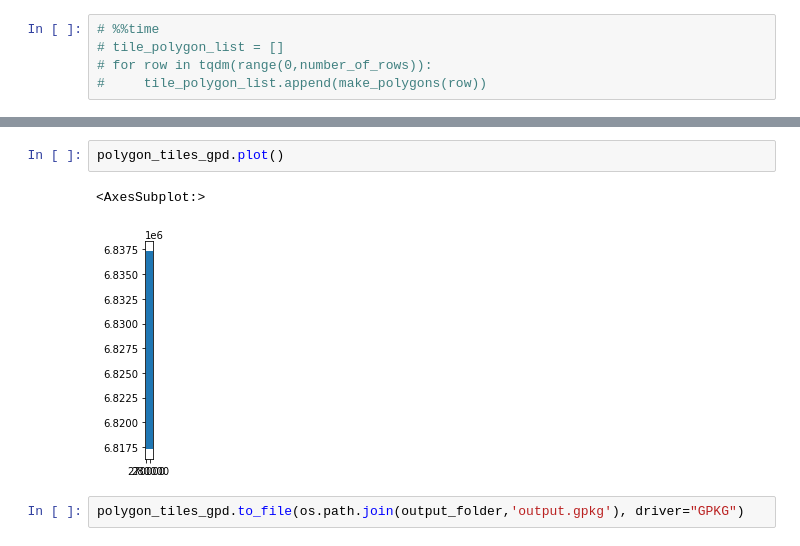
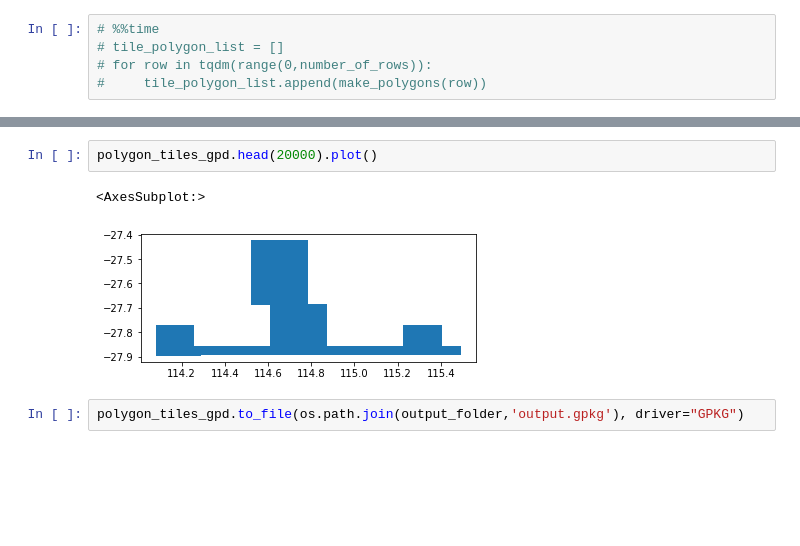
Before and after one commit to DPIRD-DMA/GeoTIFF_tiler, a Jupyter notebook: GeoTIFF_tiler_clean.ipynb, the cells around one changed output, grey strips where cells are left out. Saved outputs shown, nothing was run; the diff lists cells and outputs as text; blank space fills up the shorter version.

```diff
--- a/GeoTIFF_tiler_clean.ipynb
+++ b/GeoTIFF_tiler_clean.ipynb
@@ -204,8 +204,8 @@ Wall time: 5.36 s
 # %%
-polygon_tiles_gpd.plot()
+polygon_tiles_gpd.head(20000).plot()
 # %% [output]
 <AxesSubplot:>
-[figure, old version]
+[figure, new version]
 # %%
 polygon_tiles_gpd.to_file(os.path.join(output_folder,'output.gpkg'), driver="GPKG")
 # %%
```
Also changed, not shown: parts of 8 cells of this notebook, 2 other files.
